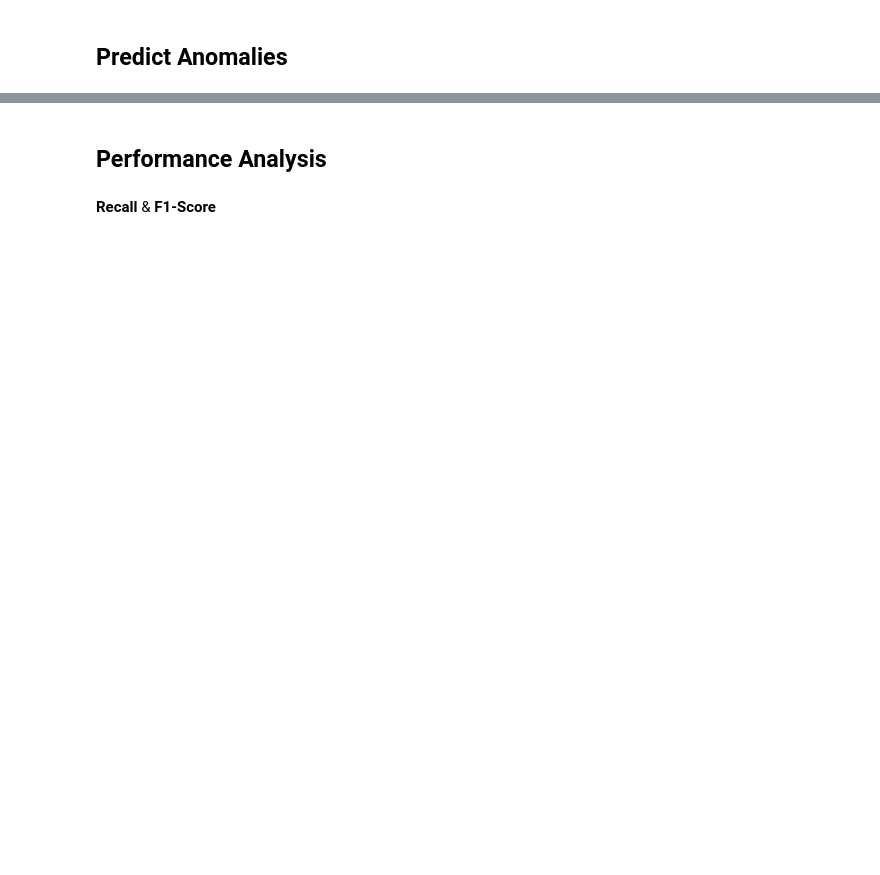
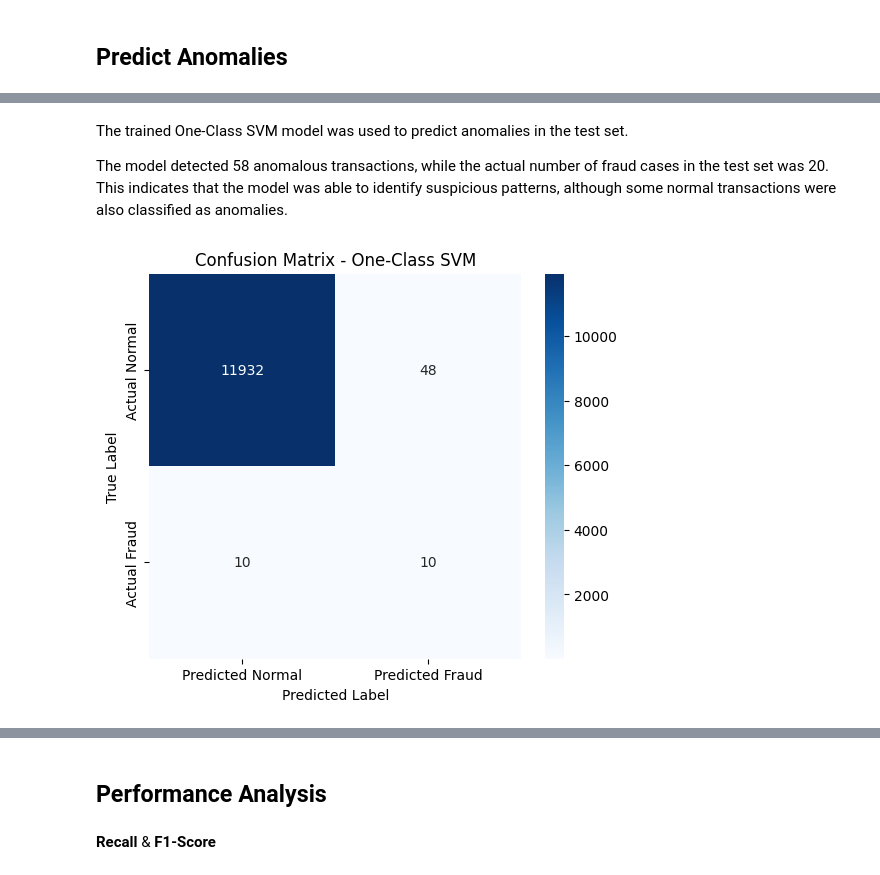
Before and after one commit to DOHA-BASEM3/FINAL-PROJECT, a Jupyter notebook: ML_Anomaly_Detection_Project.ipynb, the cells around one changed output, grey strips where cells are left out. Cells and saved outputs as stored; diff of their text form; code cells hidden in the pictures; blank space fills up the shorter version.

```diff
--- a/ML_Anomaly_Detection_Project.ipynb
+++ b/ML_Anomaly_Detection_Project.ipynb
@@ -1332 +1348,30 @@ Actual Class Distribution
 Name: count, dtype: int64
+# %% [markdown]
+The trained One-Class SVM model was used to predict anomalies in the test set.
+
+The model detected 58 anomalous transactions, while the actual number of fraud cases in the test set was 20. This indicates that the model was able to identify suspicious patterns, although some normal transactions were also classified as anomalies.
+# %%
+# ==============================
+# Confusion Matrix Visualization
+# ==============================
+
+cm = confusion_matrix(y_test, y_pred)
+
+plt.figure(figsize=(6, 5))
+
+sns.heatmap(
+    cm,
+    annot=True,
+    fmt='d',
+    cmap='Blues',
+    xticklabels=['Predicted Normal', 'Predicted Fraud'],
+    yticklabels=['Actual Normal', 'Actual Fraud']
+)
+
+plt.title("Confusion Matrix - One-Class SVM")
+plt.xlabel("Predicted Label")
+plt.ylabel("True Label")
+
+plt.show()
+# %% [output]
+[figure, added]
```
Also changed, not shown: parts of 17 cells of this notebook.
